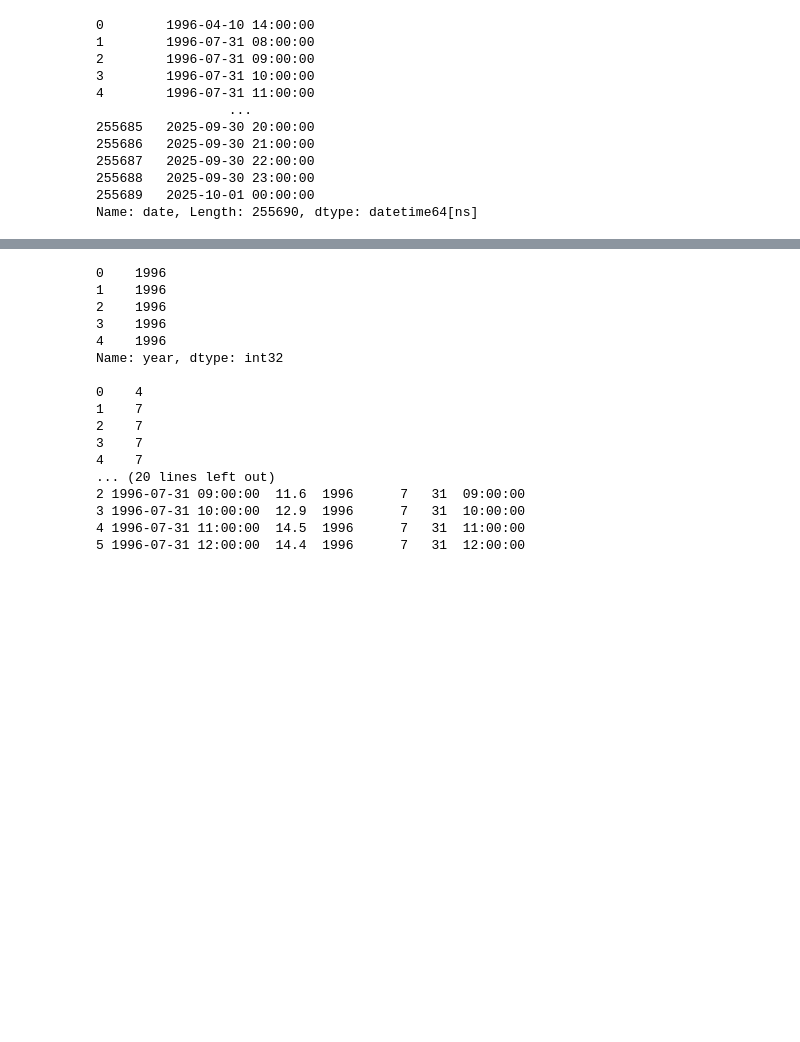
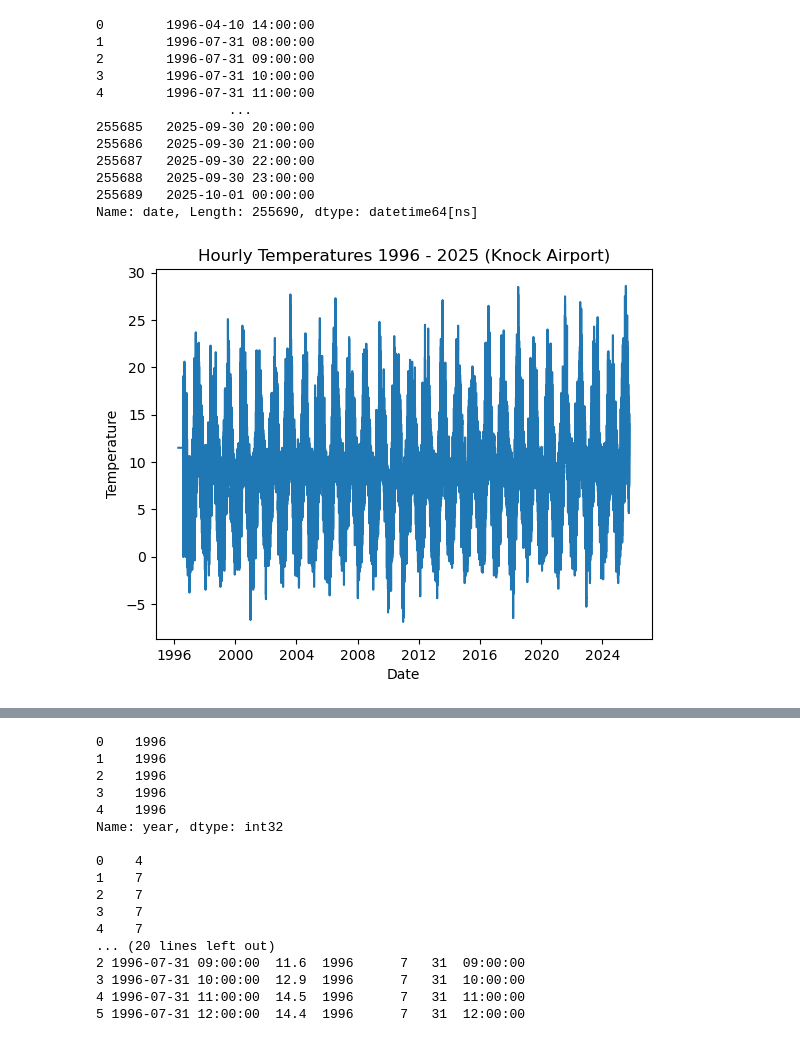
Before and after one commit to callagg2/PFDA, a Jupyter notebook: assignments/assignment_6_Weather.ipynb, the cells around one changed output, grey strips where cells are left out. Saved outputs shown, nothing was run; the diff lists cells and outputs as text; code cells hidden in the pictures; blank space fills up the shorter version.

```diff
--- a/assignments/assignment_6_Weather.ipynb
+++ b/assignments/assignment_6_Weather.ipynb
@@ -98,3 +119,18 @@ print(f"{df["date"]}\n")
 255688   2025-09-30 23:00:00
 255689   2025-10-01 00:00:00
 Name: date, Length: 255690, dtype: datetime64[ns]
+# %%
+# Plotting the temperature.
+
+# We use numpy to create two arrays, one for our dates and the other for our temperatures on each date(time)
+x = np.array(df["date"])
+y = np.array(df["temp"])
+
+plt.xlabel("Date")
+plt.ylabel("Temperature")
+plt.title("Hourly Temperatures 1996 - 2025 (Knock Airport)")
+
+plt.plot(x,y)
+plt.show()
+# %% [output]
+[figure, added]
```
Also changed, not shown: parts of 26 cells of this notebook, 2 other files.
